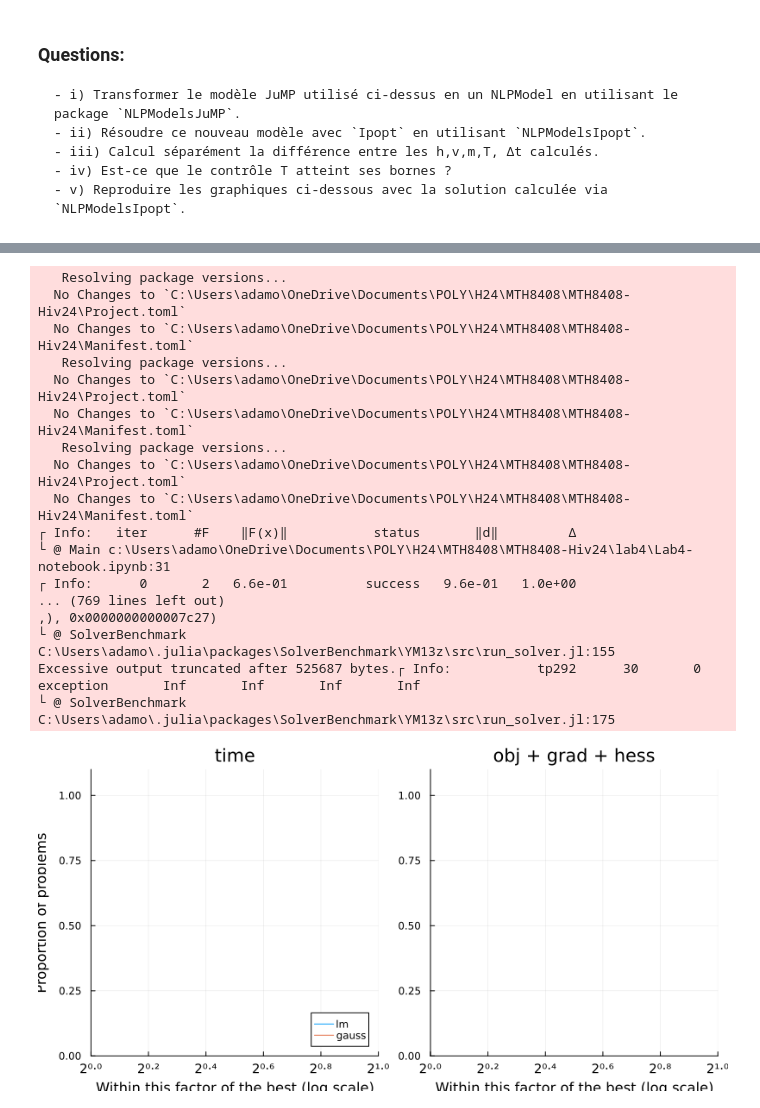
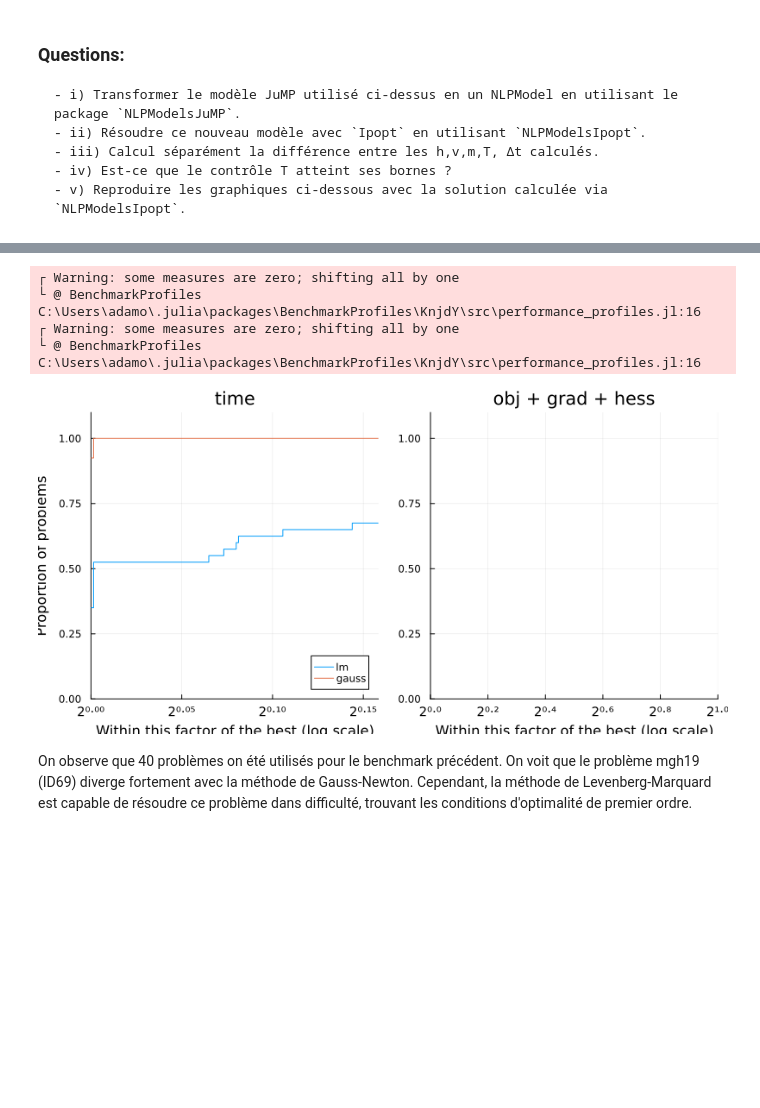
Before and after one commit to Adam-Osmani/MTH8408-Hiv24, a Jupyter notebook: lab4/Lab4-notebook.ipynb, the cells around one changed output, grey strips where cells are left out. Drawn from its saved outputs; the diff is of its cells as text; code cells hidden in the pictures; blank space fills up the shorter version.

```diff
--- a/lab4/Lab4-notebook.ipynb
+++ b/lab4/Lab4-notebook.ipynb
@@ -645,0 +704,18 @@ On voit que les conditions aux bornes sont respectées pour T
+# %%
+## Exercice 3
+#
+#Pkg.add("CaNNOLeS")
+#Pkg.add("JSOSolvers")
+using CaNNOLeS, JSOSolvers, NLPModels, NLPModelsJuMP, NLSProblems, SolverBenchmark
+
+problems = (eval(problem)() for problem ∈ filter(x -> x != :NLSProblems, names(NLSProblems)))
+
+solvers = Dict(
+  :gauss => model -> gauss_newton(model,model.meta.x0,1e-6),
+  :lm => model -> lm_param(model,model.meta.x0,1e-6),
+)
+
+stats = bmark_solvers(
+  solvers, problems,
+  skipif=prob -> (!unconstrained(prob) || get_nvar(prob) > 100 || get_nvar(prob) < 5),
+)
@@ -646,68 +776,21 @@ On voit que les conditions aux bornes sont respectées pour T
 # %%
-## Exercice 1
-#
-import Pkg
-Pkg.add("NLSProblems")
-Pkg.add("SolverBenchmark")
-Pkg.add("Plots")
-using NLPModels, NLPModelsJuMP, NLSProblems, SolverBenchmark, Plots
-
-nls_mgh30 = mgh30()
-
-stats = gauss_newton(nls_mgh30, nls_mgh30.meta.x0, 1e-6)
-@test stats.status == :first_order
-
-
-## Exercice 2
-#
-
-stats = lm_param(nls_mgh30, nls_mgh30.meta.x0, 1e-6)
-@test stats.status == :first_order
-
-
-## Exercice 3
-#
-
-problems = (eval(problem)() for problem ∈ filter(x -> x != :NLSProblems, names(NLSProblems)))
-
-solvers = Dict(
-  :gauss => model -> gauss_newton(model),
-  :lm => model -> lm_param(model),
-)
-
-stats = bmark_solvers(
-  solvers, problems,
-  skipif=prob -> (!unconstrained(prob) || get_nvar(prob) > 100 || get_nvar(prob) < 5),
-)
-
 first_order(df) = df.status .== :first_order
 unbounded(df) = df.status .== :unbounded
 solved(df) = first_order(df) .| unbounded(df)
 costnames = ["time", "obj + grad + hess"]
 costs = [
   df -> .!solved(df) .* Inf .+ df.elapsed_time,
   df -> .!solved(df) .* Inf .+ df.neval_obj .+ df.neval_grad .+ df.neval_hess,
 ]
 
 gr()
 
 profile_solvers(stats, costs, costnames)
 # %% [output]
-   Resolving package versions...
-  No Changes to `C:\Users\adamo\OneDrive\Documents\POLY\H24\MTH8408\MTH8408-Hiv24\Project.toml`
-  No Changes to `C:\Users\adamo\OneDrive\Documents\POLY\H24\MTH8408\MTH8408-Hiv24\Manifest.toml`
-   Resolving package versions...
-  No Changes to `C:\Users\adamo\OneDrive\Documents\POLY\H24\MTH8408\MTH8408-Hiv24\Project.toml`
-  No Changes to `C:\Users\adamo\OneDrive\Documents\POLY\H24\MTH8408\MTH8408-Hiv24\Manifest.toml`
-   Resolving package versions...
-  No Changes to `C:\Users\adamo\OneDrive\Documents\POLY\H24\MTH8408\MTH8408-Hiv24\Project.toml`
-  No Changes to `C:\Users\adamo\OneDrive\Documents\POLY\H24\MTH8408\MTH8408-Hiv24\Manifest.toml`
-┌ Info:   iter      #F    ‖F(x)‖           status       ‖d‖         Δ
-└ @ Main c:\Users\adamo\OneDrive\Documents\POLY\H24\MTH8408\MTH8408-Hiv24\lab4\Lab4-notebook.ipynb:31
-┌ Info:      0       2   6.6e-01          success   9.6e-01   1.0e+00
-... (769 lines left out)
-,), 0x0000000000007c27)
-└ @ SolverBenchmark C:\Users\adamo\.julia\packages\SolverBenchmark\YM13z\src\run_solver.jl:155
-Excessive output truncated after 525687 bytes.┌ Info:           tp292      30       0        exception       Inf       Inf       Inf       Inf
-└ @ SolverBenchmark C:\Users\adamo\.julia\packages\SolverBenchmark\YM13z\src\run_solver.jl:175
+┌ Warning: some measures are zero; shifting all by one
+└ @ BenchmarkProfiles C:\Users\adamo\.julia\packages\BenchmarkProfiles\KnjdY\src\performance_profiles.jl:16
+┌ Warning: some measures are zero; shifting all by one
+└ @ BenchmarkProfiles C:\Users\adamo\.julia\packages\BenchmarkProfiles\KnjdY\src\performance_profiles.jl:16
-[figure, old version]
+[figure, new version]
+# %% [markdown]
+On observe que 40 problèmes on été utilisés pour le benchmark précédent. On voit que le problème mgh19 (ID69) diverge fortement avec la méthode de Gauss-Newton. Cependant, la méthode de Levenberg-Marquard est capable de résoudre ce problème dans difficulté, trouvant les conditions d'optimalité de premier ordre.
```
Also changed, not shown: parts of 9 cells of this notebook, 4 other files.
